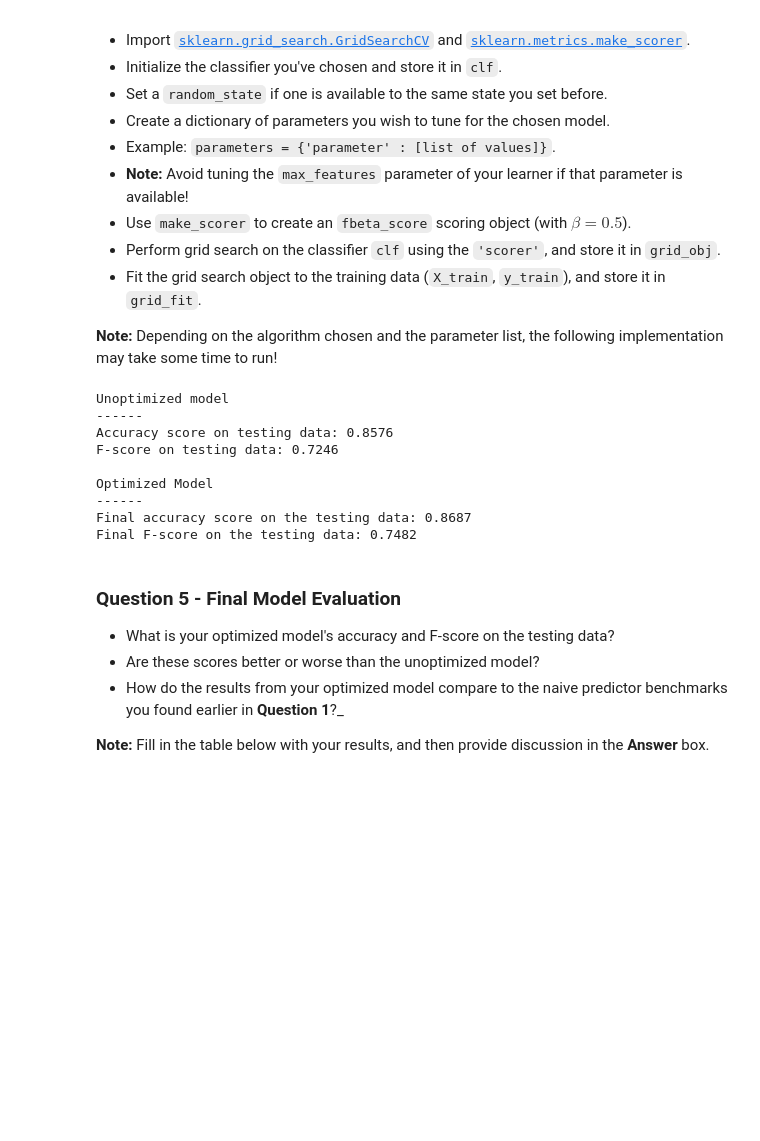
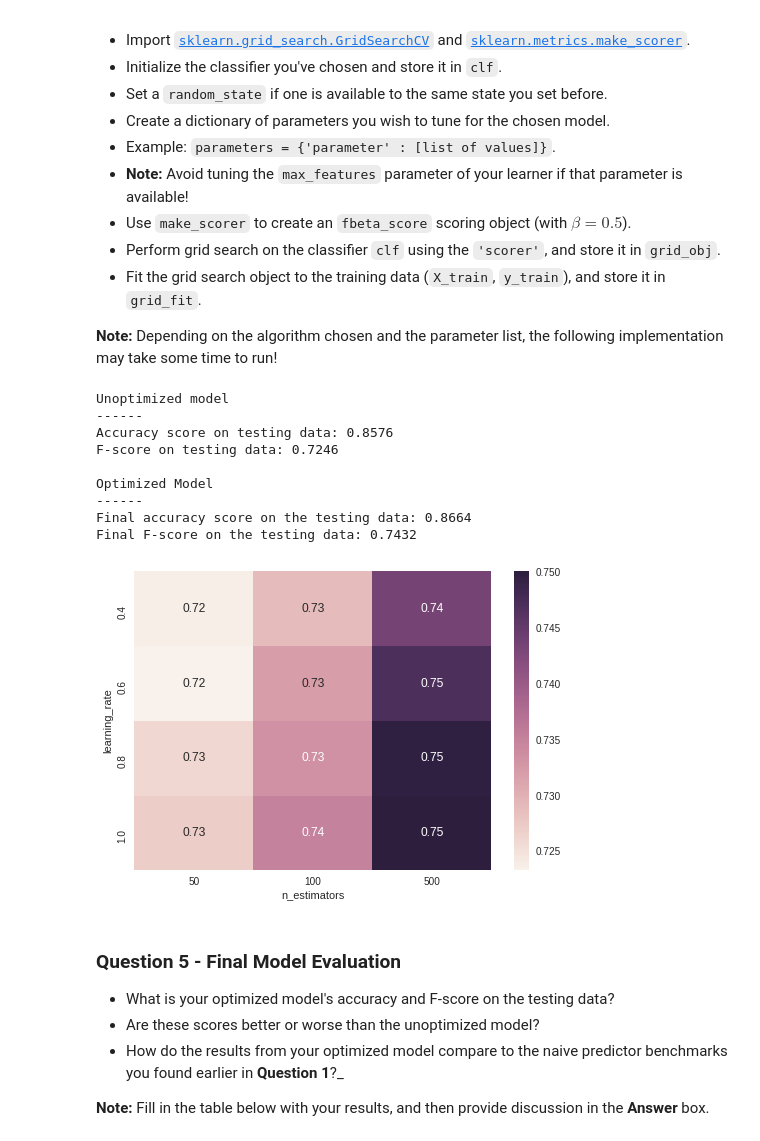
Before and after one commit to Denyskach/ml-models, a Jupyter notebook: finding_donors/finding_donors.ipynb, the cells around one changed output. Cells and saved outputs as stored; diff of their text form; code cells hidden in the pictures; blank space fills up the shorter version.

```diff
--- a/finding_donors/finding_donors.ipynb
+++ b/finding_donors/finding_donors.ipynb
@@ -483,39 +483,48 @@ clf = AdaBoostClassifier()
 
 parameters = {
     "random_state" : [0],
-    "n_estimators" : [50, 500, 1000, 2000, 5000],
-     "algorithm" : ["SAMME", "SAMME.R"]}
+    "n_estimators" : [50, 100, 500],
+    "learning_rate": [0.4, 0.6, 0.8, 1.0]
+}
 
 scorer = make_scorer(fbeta_score, beta=0.5)
 
 grid_obj = GridSearchCV(clf, parameters, scoring=scorer)
 
 grid_fit = grid_obj.fit(X_train, y_train)
 
 # Get the estimator
 best_clf = grid_fit.best_estimator_
 
 # Make predictions using the unoptimized and model
 predictions = (clf.fit(X_train, y_train)).predict(X_test)
 best_predictions = best_clf.predict(X_test)
 
+results = grid_fit.grid_scores_
+results_df = pd.DataFrame([[r[0]['n_estimators'],r[0]['learning_rate'],r[1]] for r in results],
+                         columns=['n_estimators','learning_rate','mean_score'])
+
+import seaborn as sns
+sns.heatmap(results_df.pivot(columns='n_estimators',index='learning_rate',values='mean_score'), annot=True)
+
 # Report the before-and-afterscores
 print "Unoptimized model\n------"
 print "Accuracy score on testing data: {:.4f}".format(accuracy_score(y_test, predictions))
 print "F-score on testing data: {:.4f}".format(fbeta_score(y_test, predictions, beta = 0.5))
 print "\nOptimized Model\n------"
 print "Final accuracy score on the testing data: {:.4f}".format(accuracy_score(y_test, best_predictions))
 print "Final F-score on the testing data: {:.4f}".format(fbeta_score(y_test, best_predictions, beta = 0.5))
 # %% [output]
 Unoptimized model
 ------
 Accuracy score on testing data: 0.8576
 F-score on testing data: 0.7246
 
 Optimized Model
 ------
-Final accuracy score on the testing data: 0.8687
-Final F-score on the testing data: 0.7482
+Final accuracy score on the testing data: 0.8664
+Final F-score on the testing data: 0.7432
+[figure, added]
 # %% [markdown]
 ### Question 5 - Final Model Evaluation
 
```
Also changed, not shown: parts of 12 cells of this notebook, 1 other file.
